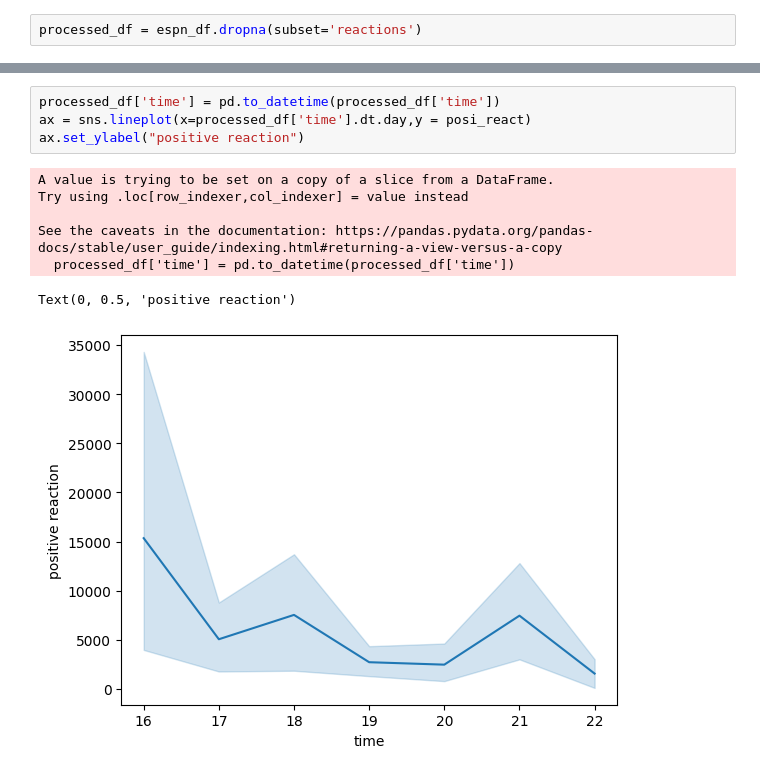
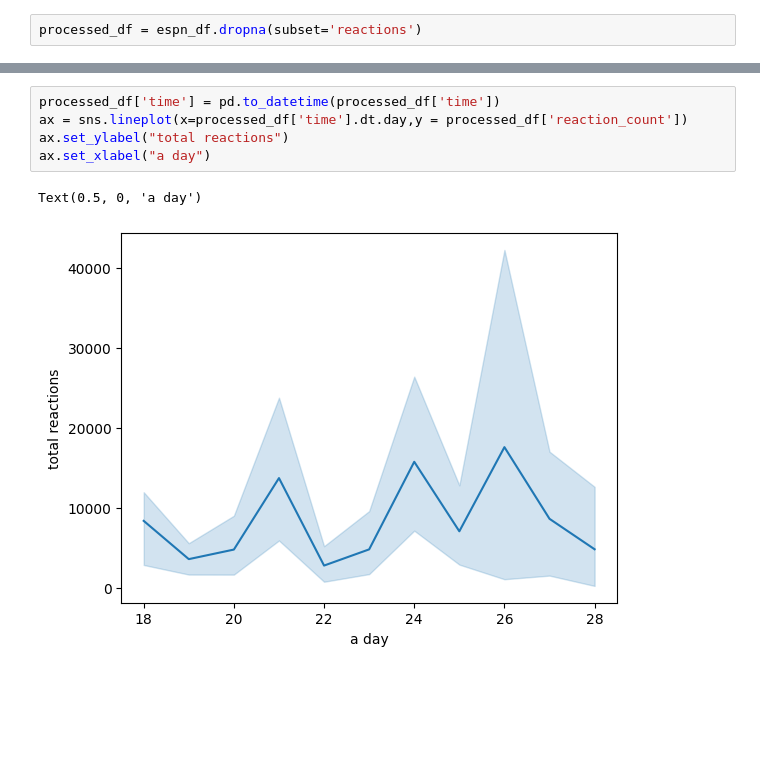
Before and after one commit to 22022658NguyenTienKhoi/dataanalyze, a Jupyter notebook: anothercode.ipynb, the cells around one changed output, grey strips where cells are left out. Cells and saved outputs as stored; diff of their text form; blank space fills up the shorter version.

```diff
--- a/anothercode.ipynb
+++ b/anothercode.ipynb
@@ -48,12 +96,8 @@ Breaking: Cincinnati Bengals head coach Zac Taylor announced that Joe Burrow wil
 # %%
 processed_df['time'] = pd.to_datetime(processed_df['time'])
-ax = sns.lineplot(x=processed_df['time'].dt.day,y = posi_react)
-ax.set_ylabel("positive reaction")
+ax = sns.lineplot(x=processed_df['time'].dt.day,y = processed_df['reaction_count'])
+ax.set_ylabel("total reactions")
+ax.set_xlabel("a day")
 # %% [output]
-A value is trying to be set on a copy of a slice from a DataFrame.
-Try using .loc[row_indexer,col_indexer] = value instead
-
-See the caveats in the documentation: https://pandas.pydata.org/pandas-docs/stable/user_guide/indexing.html#returning-a-view-versus-a-copy
-  processed_df['time'] = pd.to_datetime(processed_df['time'])
+Text(0.5, 0, 'a day')
-Text(0, 0.5, 'positive reaction')
-[figure, old version]
+[figure, new version]
```
Also changed, not shown: parts of 20 cells of this notebook, 3 other files.
